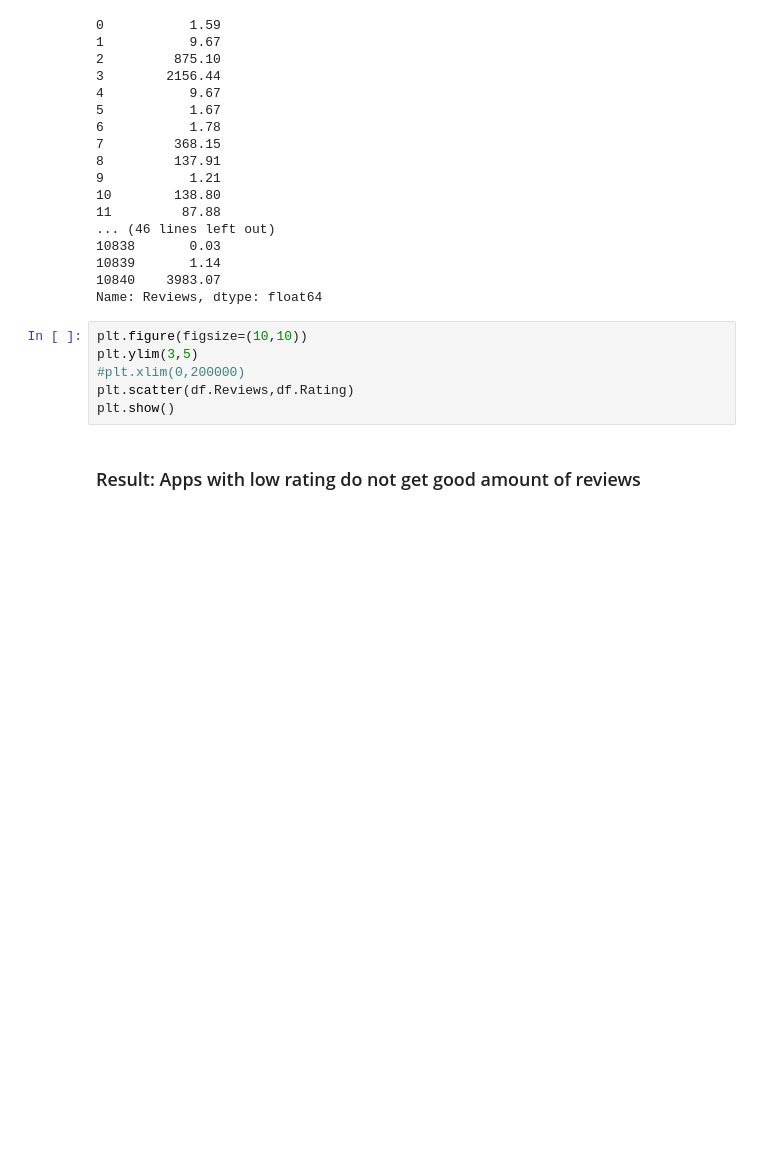
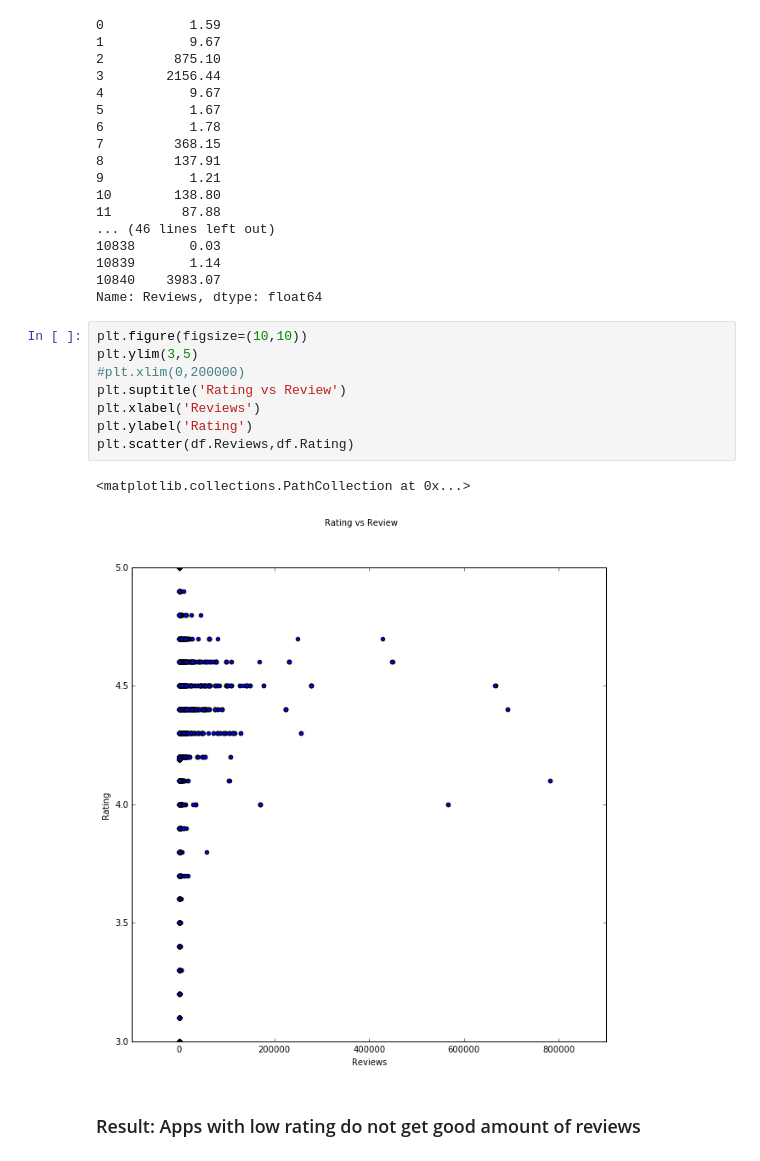
Before and after one commit to vipul5247/App-Analysis-System, a Jupyter notebook: App Analysis System CSI.ipynb, the cells around one changed output. Drawn from its saved outputs; the diff is of its cells as text; blank space fills up the shorter version.

```diff
--- a/App Analysis System CSI.ipynb
+++ b/App Analysis System CSI.ipynb
@@ -384,9 +376,14 @@ Name: Reviews, dtype: float64
 # %%
 plt.figure(figsize=(10,10))
 plt.ylim(3,5)
 #plt.xlim(0,200000)
+plt.suptitle('Rating vs Review')
+plt.xlabel('Reviews')
+plt.ylabel('Rating')
 plt.scatter(df.Reviews,df.Rating)
-plt.show()
+# %% [output]
+<matplotlib.collections.PathCollection at 0x...>
+[figure, added]
 # %% [markdown]
 ### Result: Apps with low rating do not get good amount of reviews
 # %% [markdown]
```
Also changed, not shown: parts of 33 cells of this notebook.
